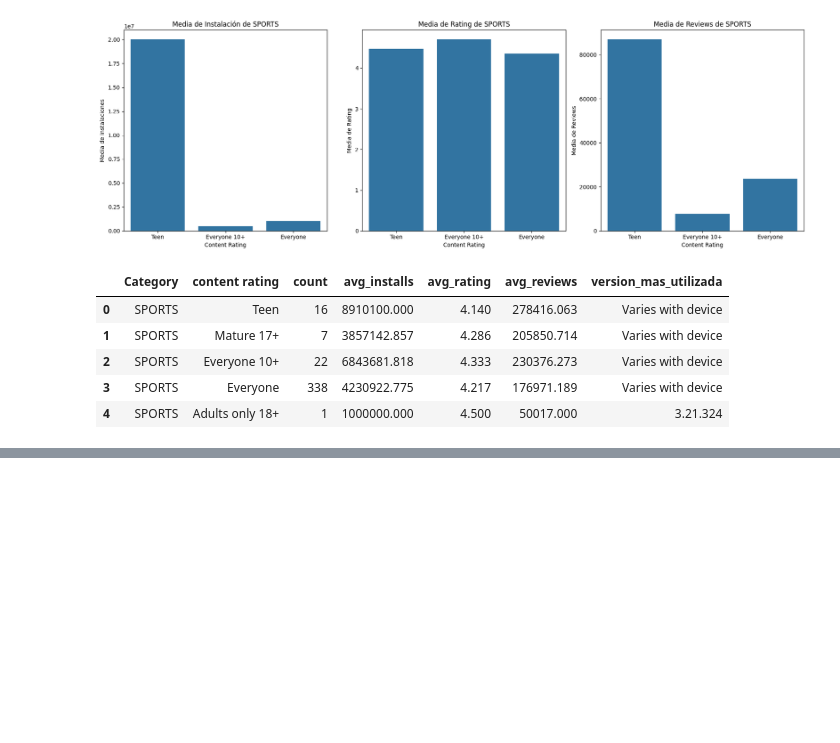
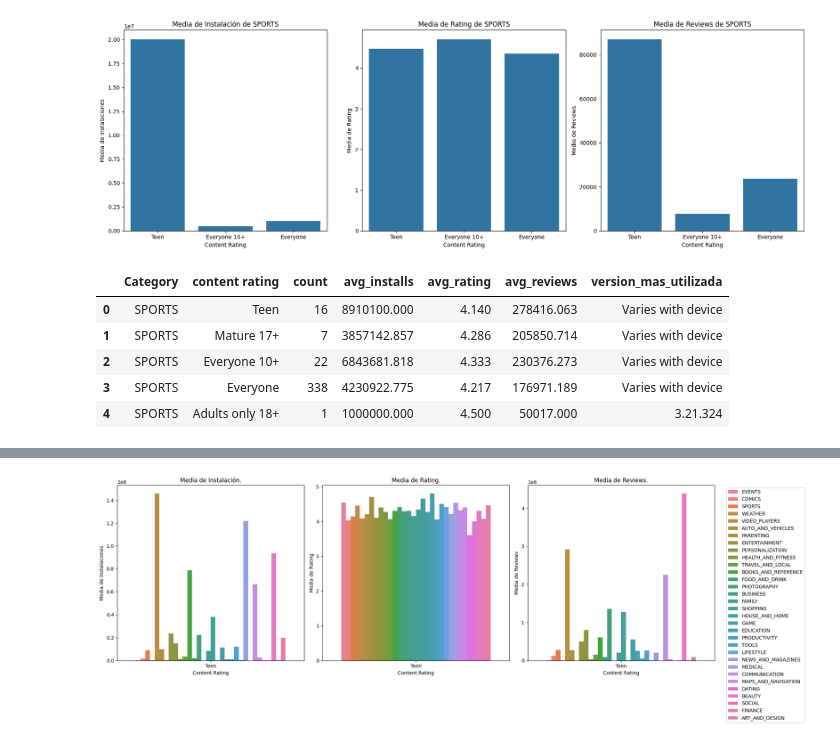
Before and after one commit to AdrianNiet/Manejo-datos-spark, a Jupyter notebook: notebooks/visualizar_datos.ipynb, the cells around one changed output, grey strips where cells are left out. Drawn from its saved outputs; the diff is of its cells as text; code cells hidden in the pictures; blank space fills up the shorter version.

```diff
--- a/notebooks/visualizar_datos.ipynb
+++ b/notebooks/visualizar_datos.ipynb
@@ -250,33 +258,35 @@ for i in lista:
         df_teen = df_temporal.filter(col("content rating").contains("Teen"))
     else:
         df_teen = df_teen.unionByName(df_temporal.filter(col("content rating").contains("Teen")))
 
 
 
 df_teen = df_teen.toPandas()
 
 fig, axes = plt.subplots(1, 3, figsize=(18, 6))
 
 sns.barplot(x="content rating", y="avg_installs", hue="Category",data=df_teen, errorbar=None, ax=axes[0])
 
-axes[0].set_title(f'Media de Instalación de {i}')
+axes[0].set_title(f'Media de Instalación.')
 axes[0].set_xlabel('Content Rating')
 axes[0].set_ylabel('Media de Instalaciones')
 axes[0].get_legend().remove()
 
 sns.barplot(x="content rating", y="avg_rating", hue="Category", data=df_teen, errorbar=None, ax=axes[1])
-axes[1].set_title(f'Media de Rating de {i}')
+axes[1].set_title(f'Media de Rating.')
 axes[1].set_xlabel('Content Rating')
 axes[1].set_ylabel('Media de Rating')
 axes[1].get_legend().remove()
 
 sns.barplot(x="content rating", y="avg_reviews", hue="Category", data=df_teen, errorbar=None, ax=axes[2])
-axes[2].set_title(f'Media de Reviews de {i}')
+axes[2].set_title(f'Media de Reviews.')
 axes[2].set_xlabel('Content Rating')
 axes[2].set_ylabel('Media de Reviews')
 axes[2].get_legend().remove()
 
 plt.tight_layout()
 
 plt.legend(bbox_to_anchor=(1.05, 1), loc='upper left')
 plt.show()
+# %% [output]
+[figure, added]
```
Also changed, not shown: parts of 8 cells of this notebook, 1 other file.
